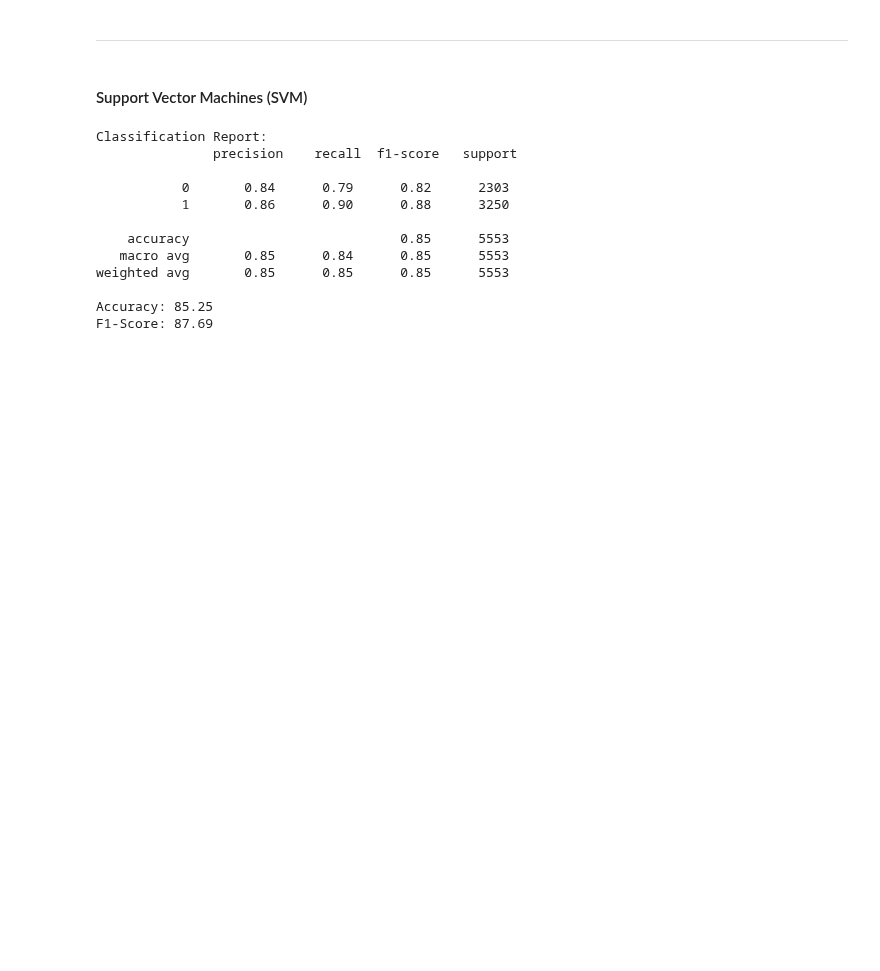
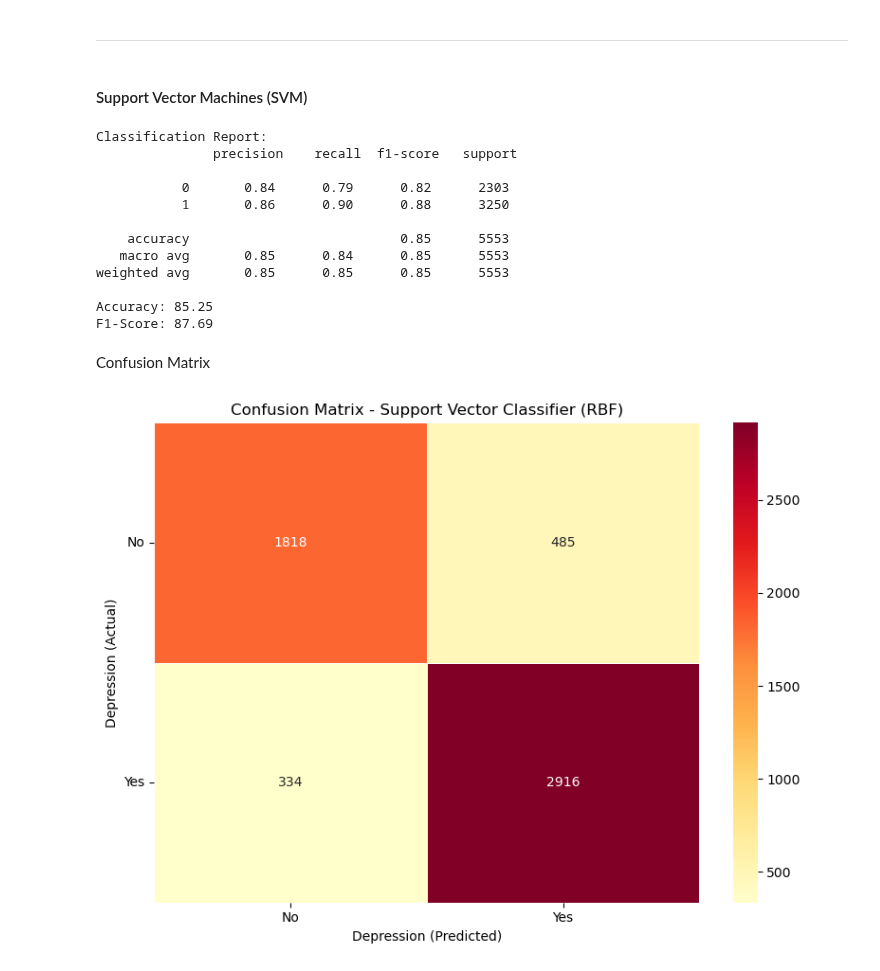
Before and after one commit to Siddharth-Saravanan/Student_Depression_Analysis_and_Prediction_using_Machine_Learning, a Jupyter notebook: notebooks/student_depression_prediction.ipynb, the cells around one changed output. Cells and saved outputs as stored; diff of their text form; code cells hidden in the pictures; blank space fills up the shorter version.

Commit message:
Model Building: SVM(sk) - Added Confusion Matrix

```diff
--- a/notebooks/student_depression_prediction.ipynb
+++ b/notebooks/student_depression_prediction.ipynb
@@ -1901,3 +1901,26 @@ weighted avg       0.85      0.85      0.85      5553
 
 Accuracy: 85.25
 F1-Score: 87.69
+# %% [markdown]
+Confusion Matrix
+# %%
+cm_svm_sk = confusion_matrix(y_test, y_pred)
+plt.figure(figsize=(8,6))
+
+ax = sns.heatmap(
+    data = cm_svm_sk,
+    annot = True,
+    fmt = 'd',
+    cmap = 'YlOrRd',
+    linewidths=0.5
+)
+
+plt.title("Confusion Matrix - Support Vector Classifier (RBF)")
+plt.xlabel("Depression (Predicted)")
+plt.ylabel("Depression (Actual)")
+ax.set_xticklabels(['No','Yes'])
+ax.set_yticklabels(['No','Yes'], rotation=0)
+plt.tight_layout()
+plt.show()
+# %% [output]
+[figure, added]
```
